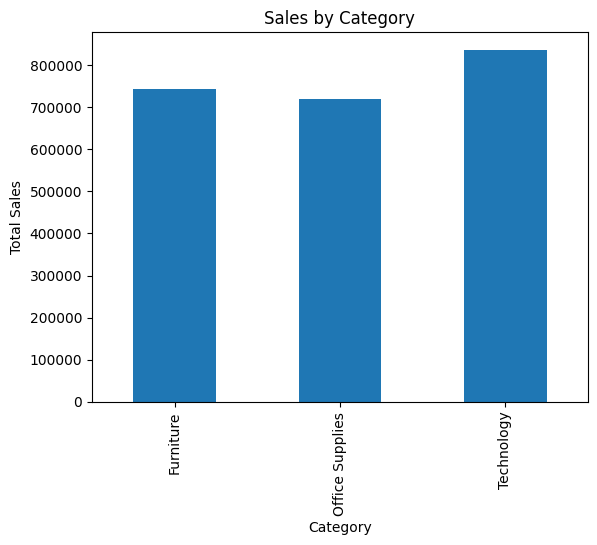
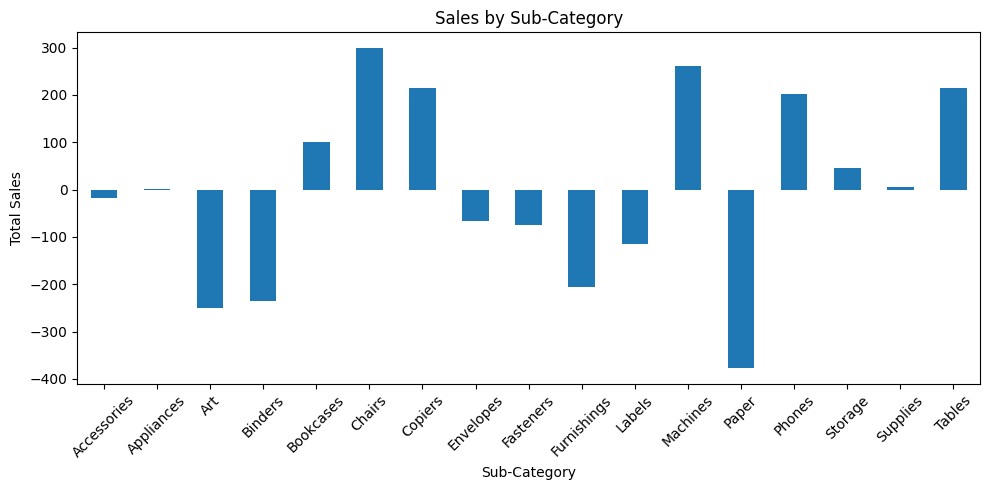
Unified diff of the notebook cell whose output changed from the first chart to the second:
--- before
+++ after
@@ -1,10 +1,14 @@
 import matplotlib.pyplot as plt
 
-# bar chart showing sales by category 
-sales_by_category = df.groupby("Category")["Sales"].sum()
-sales_by_category.plot(kind="bar")
+# plotting bar chart of sales by sub_category
+sales_by_subcategory = df.groupby("Sub-Category")["Sales"].sum()
 
-plt.title("Sales by Category")
-plt.xlabel("Category")
+sales_by_subcategory.plot(kind="bar", figsize=(10,5))
+
+plt.title("Sales by Sub-Category")
+plt.xlabel("Sub-Category")
 plt.ylabel("Total Sales")
+plt.xticks(rotation=45)
+plt.tight_layout()
+
 plt.show()

Commit: Updated README and analysis notebook